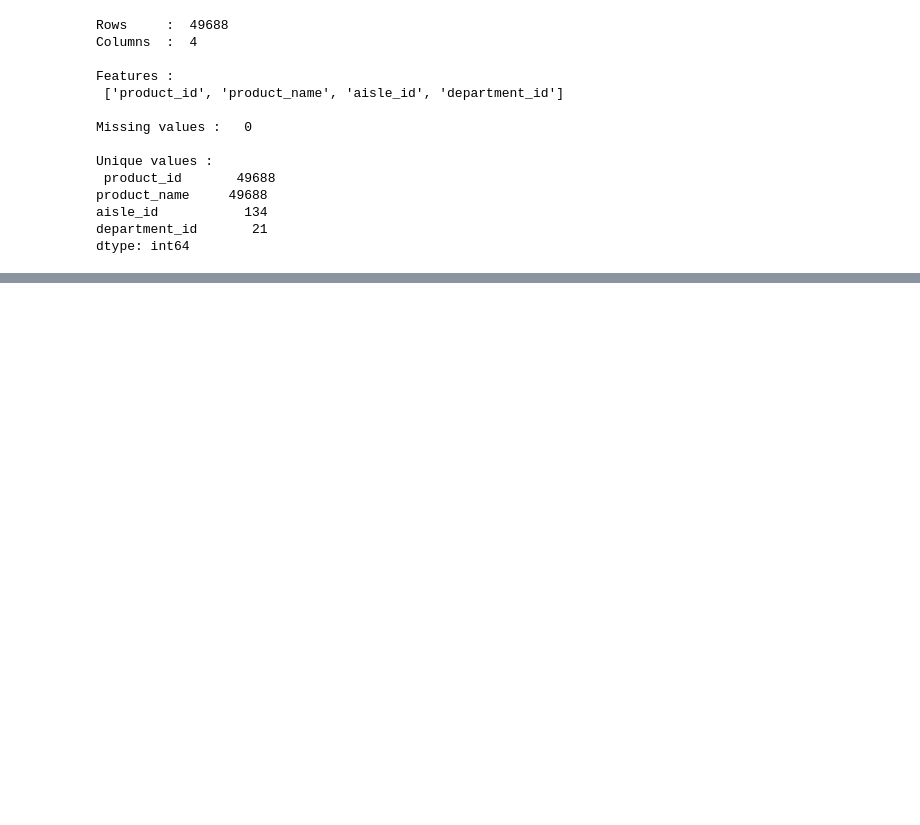
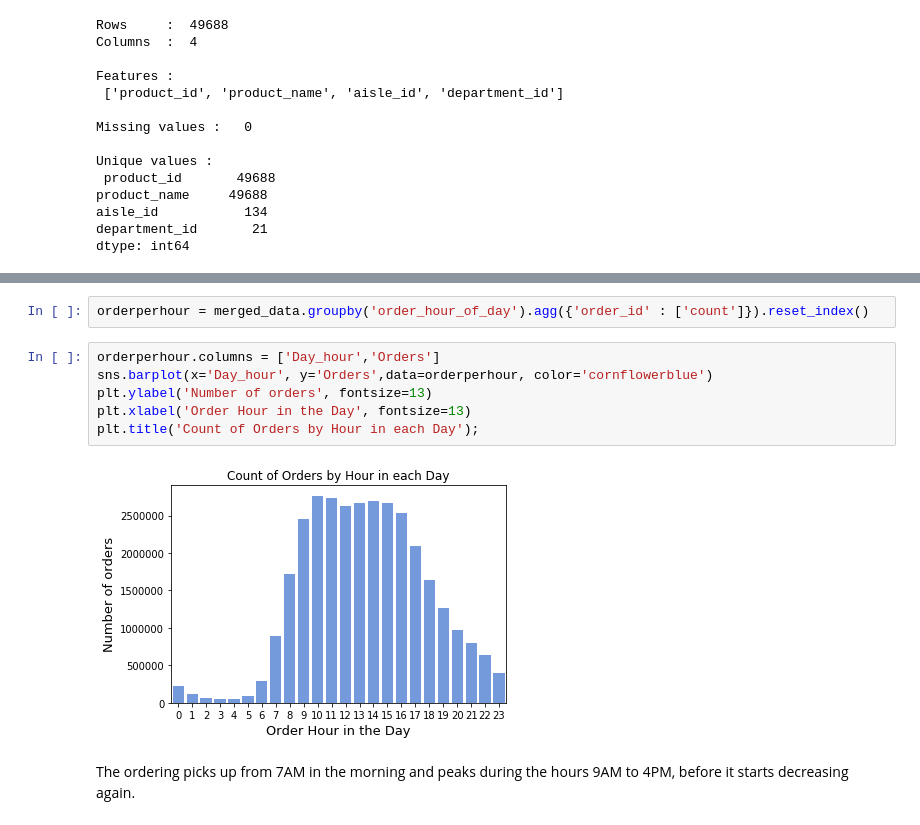
Before and after one commit to yashwanthky/Instacart_Market_Basket_Analysis, a Jupyter notebook: DataLoading.ipynb, the cells around one changed output, grey strips where cells are left out. Saved outputs shown, nothing was run; the diff lists cells and outputs as text; blank space fills up the shorter version.

```diff
--- a/DataLoading.ipynb
+++ b/DataLoading.ipynb
@@ -123,0 +223,12 @@ dtype: int64
+# %%
+orderperhour = merged_data.groupby('order_hour_of_day').agg({'order_id' : ['count']}).reset_index()
+# %%
+orderperhour.columns = ['Day_hour','Orders']
+sns.barplot(x='Day_hour', y='Orders',data=orderperhour, color='cornflowerblue')
+plt.ylabel('Number of orders', fontsize=13)
+plt.xlabel('Order Hour in the Day', fontsize=13)
+plt.title('Count of Orders by Hour in each Day');
+# %% [output]
+[figure, added]
+# %% [markdown]
+The ordering picks up from 7AM in the morning and peaks during the hours 9AM to 4PM, before it starts decreasing again.
```
Also changed, not shown: parts of 24 cells of this notebook.
